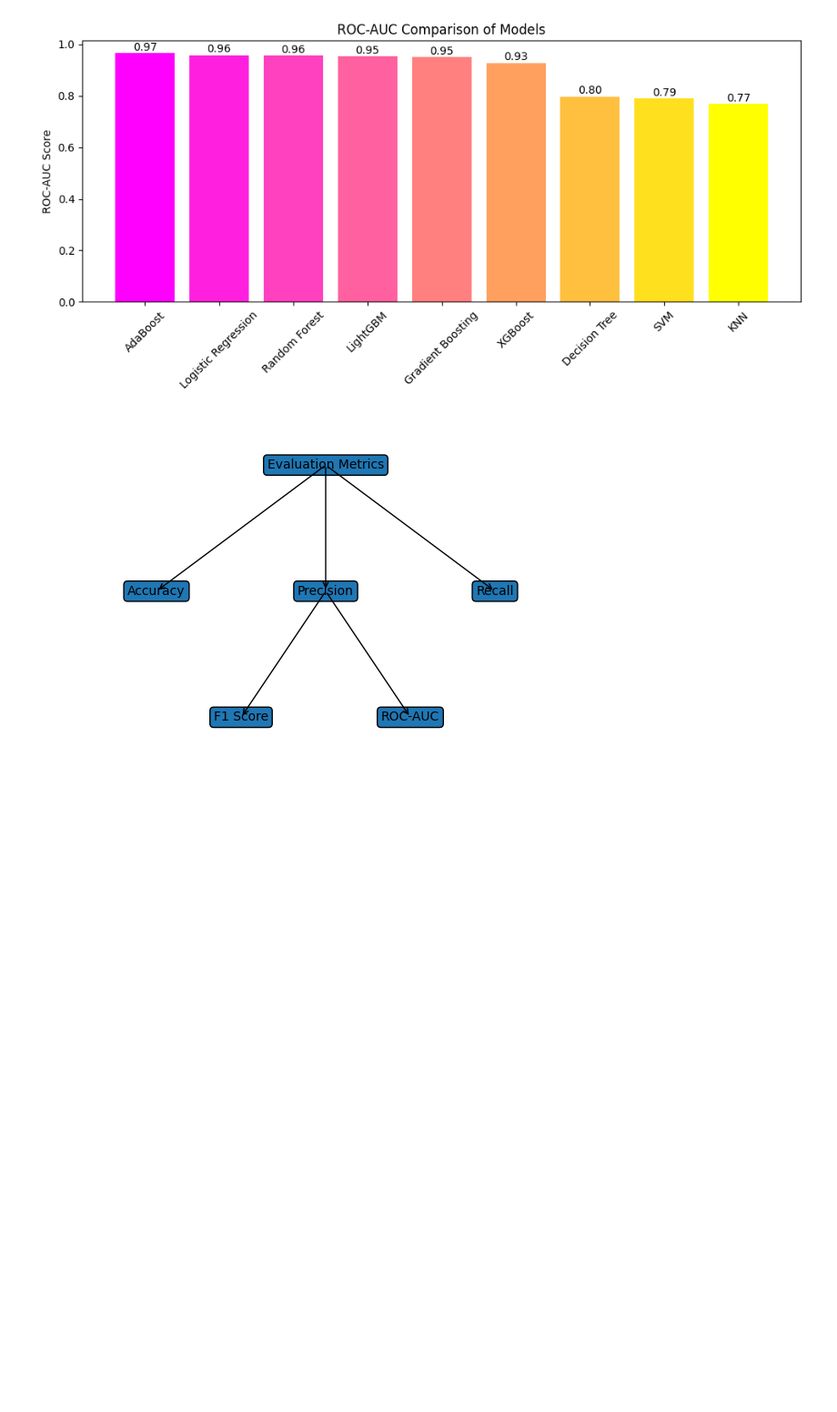
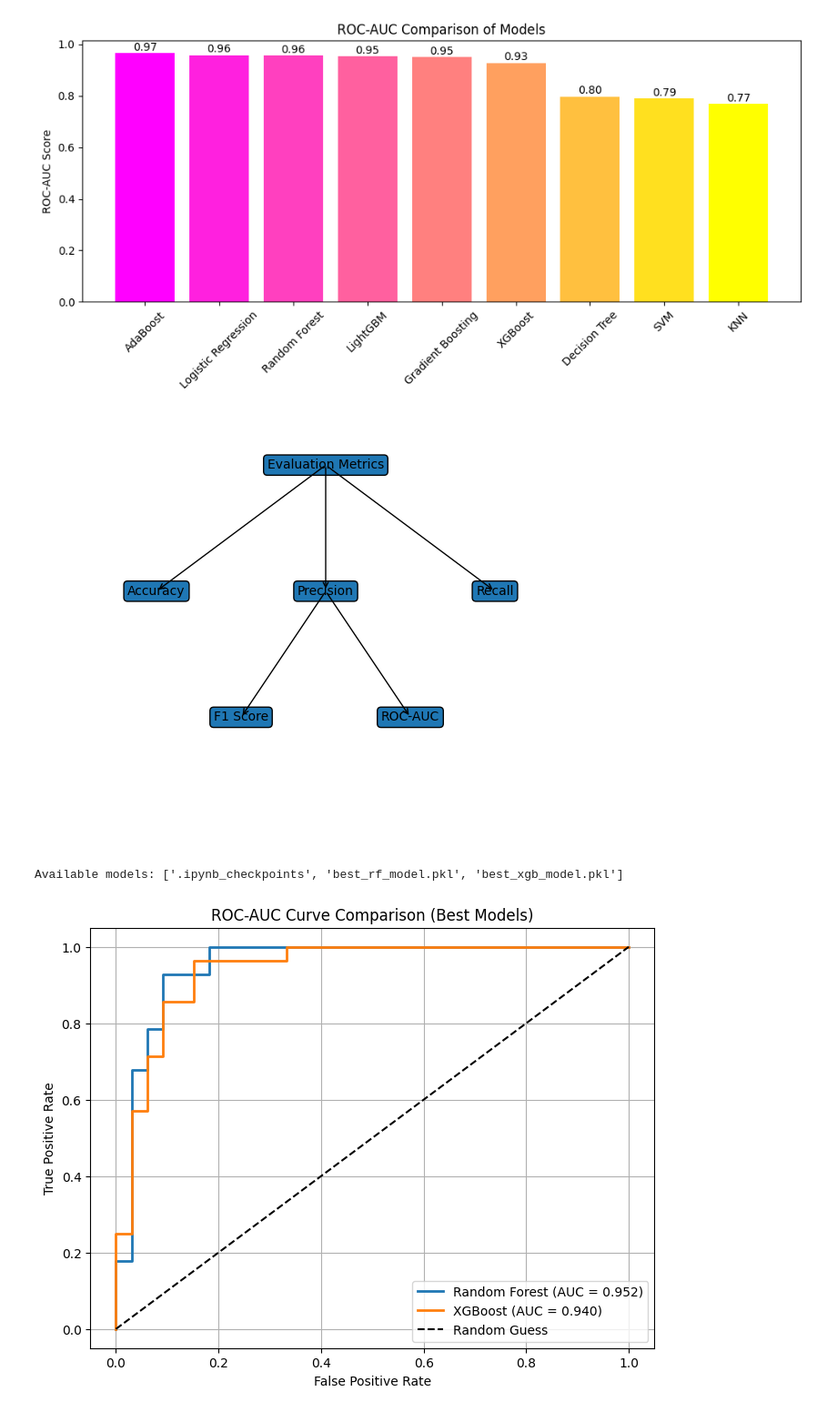
Before and after one commit to bhardwajdheeraj/heart, a Jupyter notebook: back/notebook/model_training.ipynb, the cells around one changed output. Shown at 91% size. Drawn from its saved outputs; the diff is of its cells as text; code cells hidden in the pictures; blank space fills up the shorter version.

```diff
--- a/back/notebook/model_training.ipynb
+++ b/back/notebook/model_training.ipynb
@@ -677,3 +682,68 @@ plt.savefig("evaluation_metrics.png", bbox_inches='tight', dpi=300)
 plt.show()
 # %% [output]
 [figure]
+# %%
+# ==============================
+# IMPORTS
+# ==============================
+import joblib
+import matplotlib.pyplot as plt
+from sklearn.metrics import roc_curve, auc
+
+# ==============================
+# LOAD MODELS (FIXED PATH)
+# ==============================
+rf_model = joblib.load("../Model/best_rf_model.pkl")
+xgb_model = joblib.load("../Model/best_xgb_model.pkl")
+
+# ==============================
+# CHECK (OPTIONAL DEBUG)
+# ==============================
+import os
+print("Available models:", os.listdir("../Model"))
+
+# ==============================
+# GET PROBABILITIES
+# ==============================
+rf_probs = rf_model.predict_proba(X_test)[:, 1]
+xgb_probs = xgb_model.predict_proba(X_test)[:, 1]
+
+# ==============================
+# ROC CALCULATION
+# ==============================
+fpr_rf, tpr_rf, _ = roc_curve(y_test, rf_probs)
+roc_rf = auc(fpr_rf, tpr_rf)
+
+fpr_xgb, tpr_xgb, _ = roc_curve(y_test, xgb_probs)
+roc_xgb = auc(fpr_xgb, tpr_xgb)
+
+# ==============================
+# PLOT ROC CURVE
+# ==============================
+plt.figure(figsize=(8,6))
+
+plt.plot(fpr_rf, tpr_rf, linewidth=2,
+         label=f"Random Forest (AUC = {roc_rf:.3f})")
+
+plt.plot(fpr_xgb, tpr_xgb, linewidth=2,
+         label=f"XGBoost (AUC = {roc_xgb:.3f})")
+
+# Random Guess Line
+plt.plot([0,1],[0,1],'k--', label="Random Guess")
+
+# Labels & Title
+plt.xlabel("False Positive Rate")
+plt.ylabel("True Positive Rate")
+plt.title("ROC-AUC Curve Comparison (Best Models)")
+plt.legend(loc="lower right")
+plt.grid()
+
+# ==============================
+# SAVE IMAGE FOR OVERLEAF
+# ==============================
+plt.savefig("roc_curve.png", dpi=300, bbox_inches='tight')
+
+plt.show()
+# %% [output]
+Available models: ['.ipynb_checkpoints', 'best_rf_model.pkl', 'best_xgb_model.pkl']
+[figure, added]
```
Also changed, not shown: parts of 8 cells of this notebook, 11 other files.
